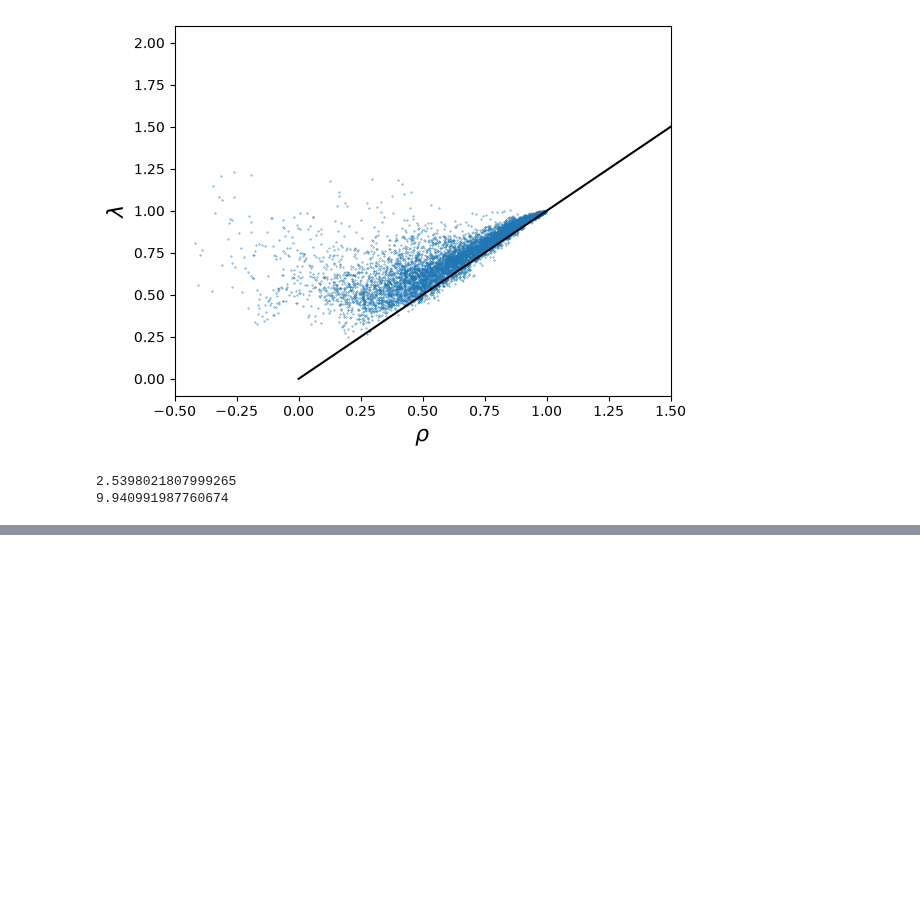
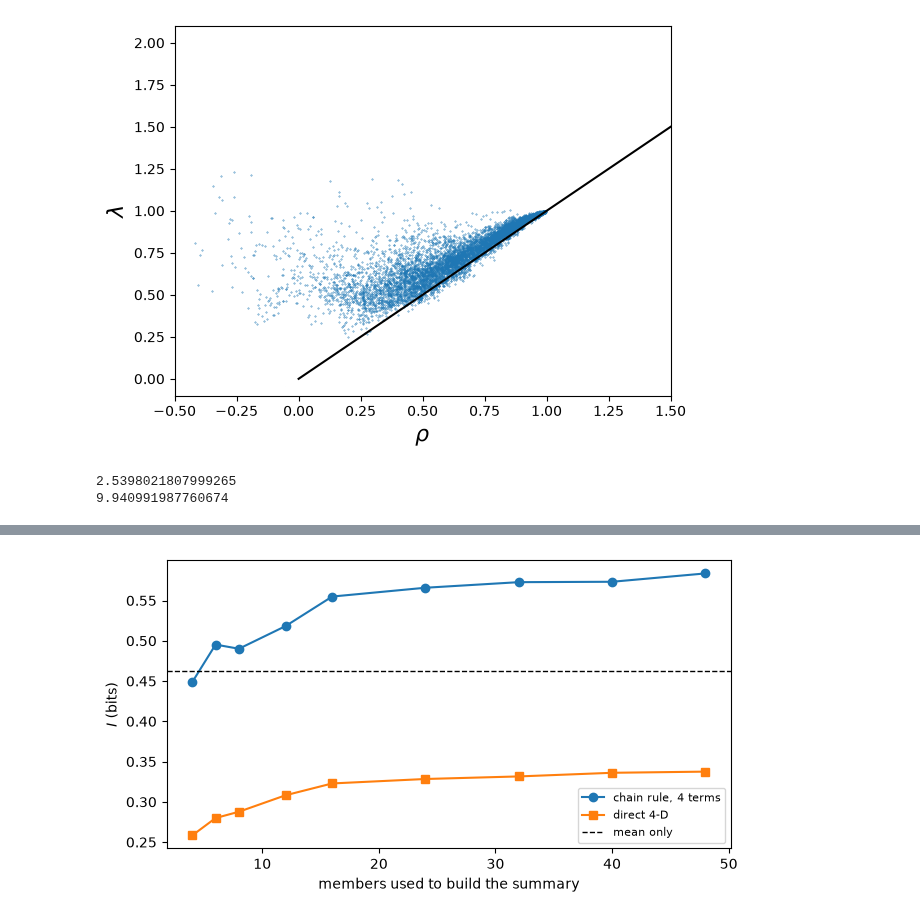
Before and after one commit to jaspercjp/information-snp, a Jupyter notebook: notebooks/granger_lin_lambda_m.ipynb, the cells around one changed output, grey strips where cells are left out. Saved outputs shown, nothing was run; the diff lists cells and outputs as text; code cells hidden in the pictures; blank space fills up the shorter version.

```diff
--- a/notebooks/granger_lin_lambda_m.ipynb
+++ b/notebooks/granger_lin_lambda_m.ipynb
@@ -620,0 +543,99 @@ plt.show()
+# %%
+import infomeasure as im      # not imported in the cell above
+
+
+def to_ranks(a):
+    """Rank/copula transform, column-wise for 2-D input."""
+    a = np.asarray(a, float)
+    return R.copula(a) if a.ndim == 1 else np.column_stack(
+        [R.copula(a[:, j]) for j in range(a.shape[1])])
+
+
+def conditional_mi_bits(extra, target, given):
+    """I(extra; target | given) in bits, same conventions as R.mi_bits."""
+    return float(im.cmi(to_ranks(extra), to_ranks(target), cond=to_ranks(given),
+                        approach="ksg", k=K, base=2, noise_level=0))
+
+
+def moment_summary(members):
+    """(n_members, T) -> (T, 4) of mean, sd, skew, kurt."""
+    with warnings.catch_warnings():
+        warnings.simplefilter("ignore", RuntimeWarning)
+        mean = np.nanmean(members, axis=0)
+        d = members - mean
+        var = np.nanmean(d ** 2, axis=0)
+        out = np.column_stack([mean, np.sqrt(var),
+                               np.nanmean(d ** 3, axis=0) / var ** 1.5,
+                               np.nanmean(d ** 4, axis=0) / var ** 2])
+    return np.nan_to_num(out, nan=0.0)
+
+
+def chain_steps(summary):
+    """The four (name, extra, given) steps; `given` is None for the first."""
+    mean, sd, skew, kurt = summary.T
+    return [("mean", mean, None),
+            ("std | mean", sd, mean),
+            ("skew | mean,std", skew, np.column_stack([mean, sd])),
+            ("kurt | mean,std,skew", kurt, np.column_stack([mean, sd, skew]))]
+
+
+def step_value(extra, target, given):
+    return (R.mi_bits(extra, target, "ksg", param=K) if given is None
+            else conditional_mi_bits(extra, target, given))
+
+
+HELD_OUT_MEMBERS = [0, 12, 25, 37, 48]
+SAMPLE_POINTS = [(la, lo) for la in range(6, 60, 13) for lo in range(0, 128, 32)]
+N_PERMUTATIONS = 20
+MEMBER_COUNTS = [4, 6, 8, 12, 16, 24, 32, 40, 48]
+MEMBER_ORDER = np.random.default_rng(0).permutation(N)   # nested, model-mixed subsets
+
+term_value, term_null = {}, {}
+chain_total_by_count, direct_4d_by_count = {}, {}
+
+for lat_idx, lon_idx in SAMPLE_POINTS:
+    members_here = np.nan_to_num(F[:, :, lat_idx, lon_idx], nan=0.0)
+    for held in HELD_OUT_MEMBERS:
+        target = members_here[held]
+        rng = np.random.default_rng(lat_idx * 1000 + lon_idx + held)
+
+        for name, extra, given in chain_steps(
+                moment_summary(np.delete(members_here, held, axis=0))):
+            term_value.setdefault(name, []).append(step_value(extra, target, given))
+            term_null.setdefault(name, []).append(np.mean(
+                [step_value(rng.permutation(extra), target, given)
+                 for _ in range(N_PERMUTATIONS)]))
+
+        order = [m for m in MEMBER_ORDER if m != held]
+        for count in MEMBER_COUNTS:
+            summary = moment_summary(members_here[order[:count]])
+            chain_total_by_count.setdefault(count, []).append(
+                sum(step_value(e, target, g) for _, e, g in chain_steps(summary)))
+            direct_4d_by_count.setdefault(count, []).append(
+                R.mi_bits(summary, target, "ksg", param=K))
+
+print("%-22s %9s %9s %9s" % ("term", "value", "null", "excess"))
+total = total_excess = 0.0
+for name in term_value:
+    value, null = np.mean(term_value[name]), np.mean(term_null[name])
+    total, total_excess = total + value, total_excess + value - null
+    print("%-22s %+9.4f %+9.4f %+9.4f" % (name, value, null, value - null))
+print("%-22s %+9.4f %9s %+9.4f" % ("chain-rule total", total, "", total_excess))
+
+print("\n%7s %13s %13s" % ("members", "chain total", "direct 4-D"))
+for count in MEMBER_COUNTS:
+    print("%7d %13.4f %13.4f"
+          % (count, np.mean(chain_total_by_count[count]),
+             np.mean(direct_4d_by_count[count])))
+
+fig, ax = plt.subplots(figsize=(6.4, 3.4), layout="constrained")
+ax.plot(MEMBER_COUNTS, [np.mean(chain_total_by_count[c]) for c in MEMBER_COUNTS],
+        "o-", label="chain rule, 4 terms")
+ax.plot(MEMBER_COUNTS, [np.mean(direct_4d_by_count[c]) for c in MEMBER_COUNTS],
+        "s-", label="direct 4-D")
+ax.axhline(np.mean(term_value["mean"]), ls="--", color="k", lw=1, label="mean only")
+ax.set_xlabel("members used to build the summary")
+ax.set_ylabel("$I$ (bits)")
+ax.legend(fontsize=8)
+plt.show()
+# %% [output]
@@ -620,0 +659 @@ plt.show()
+[figure, added]
```
Also changed, not shown: parts of 4 cells of this notebook.
